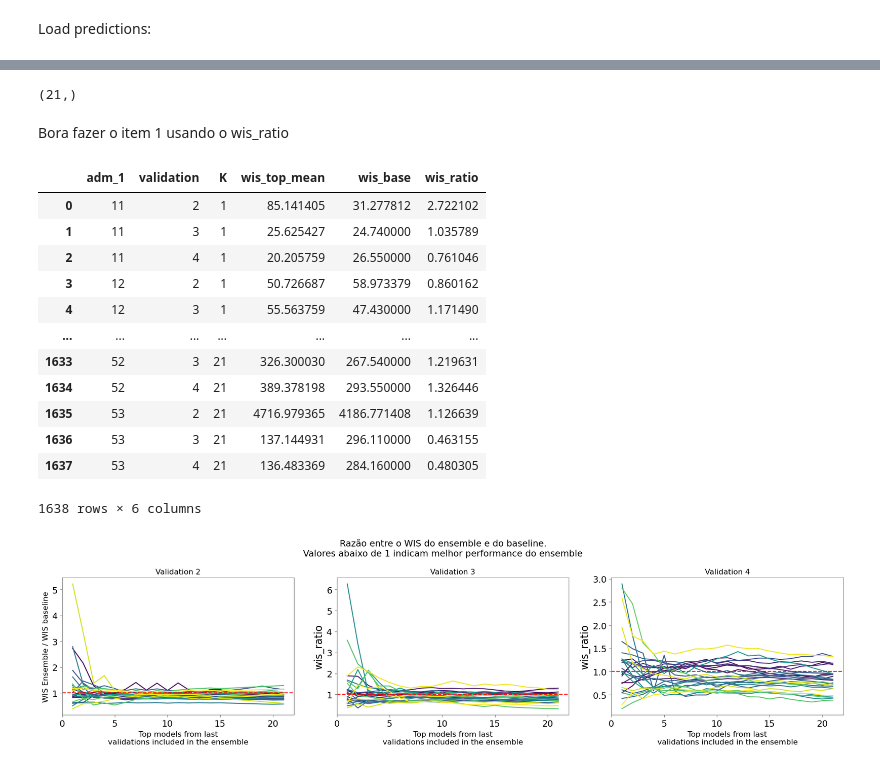
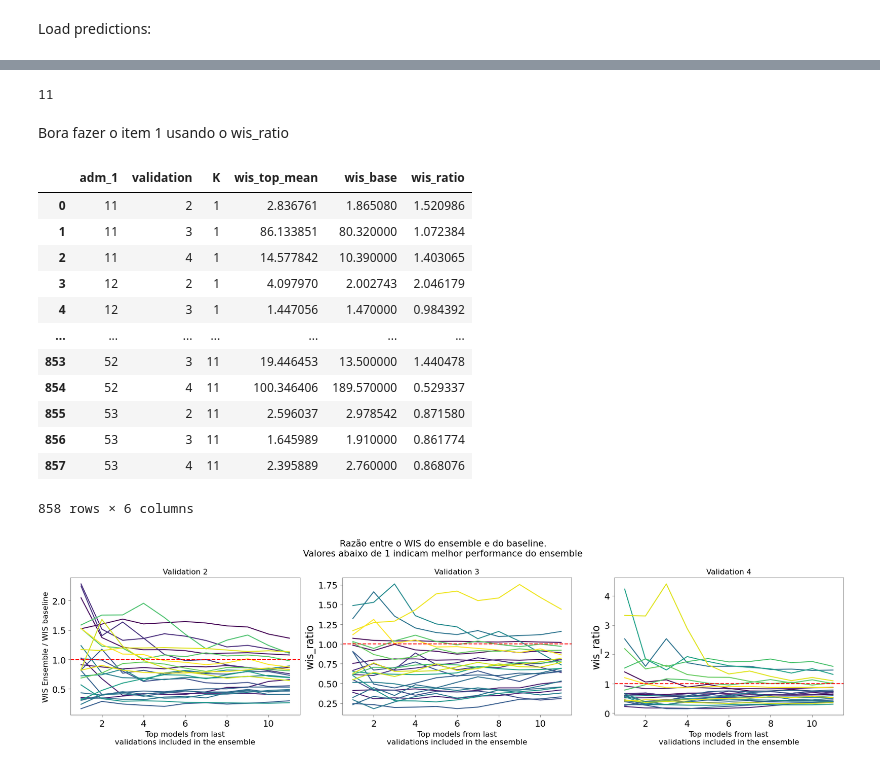
Before and after one commit to Mosqlimate-project/3rd_IMDC_results, a Jupyter notebook: ensemble/ensemble_analysis_k_models_wis_ratio.ipynb, the cells around one changed output, grey strips where cells are left out. Drawn from its saved outputs; the diff is of its cells as text; code cells hidden in the pictures.

```diff
--- a/ensemble/ensemble_analysis_k_models_wis_ratio.ipynb
+++ b/ensemble/ensemble_analysis_k_models_wis_ratio.ipynb
@@ -25,7 +25,7 @@ plt.rcParams['ytick.labelsize'] = 14  # Y-axis tick labels
 plt.rcParams['font.size'] = 16  # General font size
 FONT = 12
 # %%
-challenge = 'dengue_state'
+challenge = 'chik_state'
 # %% [markdown]
 Load data:
 # %%
@@ -111,7 +107,7 @@ df_preds.head()
 # %%
-df_preds.model.unique().shape
+df_preds.model.unique().shape[0]
 # %% [output]
-(21,)
+11
 # %% [markdown]
 Bora fazer o item 1 usando o wis_ratio
 # %%
@@ -131,7 +127,7 @@ combinacoes = (
     .sort_values(['adm_1', 'validation'])
 )
 
-for K in np.arange(1, 22):
+for K in np.arange(1, df_preds.model.unique().shape[0]+1):
 
     for adm_1, validation in combinacoes.itertuples(index=False):
 
@@ -204,45 +200,45 @@ for K in np.arange(1, 22):
         wis_base = (
             df_wis_base.loc[
                 (df_wis_base.adm_1 == adm_1) &
                 (df_wis_base.validation == validation),
                 'wis'
             ]
             .min()
         )
 
         # =====================================================
         # Salvar resultado
         # =====================================================
         resultados.append({
             'adm_1': adm_1,
             'validation': validation,
             'K': K,
             'wis_top_mean': wis_top_mean,
             #'wis_top_max': wis_top_max,
             #'ens_peak': ens_peak,
             #'ens_sum': ens_sum,
             'wis_base': wis_base
         })
 
 
 df_wis1 = pd.DataFrame(resultados)
 
 df_wis1['wis_ratio'] = df_wis1['wis_top_mean']/df_wis1['wis_base']
 df_wis1
 # %% [output]
 |  | adm_1 | validation | K | wis_top_mean | wis_base | wis_ratio |
-| 0 | 11 | 2 | 1 | 85.141405 | 31.277812 | 2.722102 |
-| 1 | 11 | 3 | 1 | 25.625427 | 24.740000 | 1.035789 |
-| 2 | 11 | 4 | 1 | 20.205759 | 26.550000 | 0.761046 |
-| 3 | 12 | 2 | 1 | 50.726687 | 58.973379 | 0.860162 |
-| 4 | 12 | 3 | 1 | 55.563759 | 47.430000 | 1.171490 |
+| 0 | 11 | 2 | 1 | 2.836761 | 1.865080 | 1.520986 |
+| 1 | 11 | 3 | 1 | 86.133851 | 80.320000 | 1.072384 |
+| 2 | 11 | 4 | 1 | 14.577842 | 10.390000 | 1.403065 |
+| 3 | 12 | 2 | 1 | 4.097970 | 2.002743 | 2.046179 |
+| 4 | 12 | 3 | 1 | 1.447056 | 1.470000 | 0.984392 |
 | ... | ... | ... | ... | ... | ... | ... |
-| 1633 | 52 | 3 | 21 | 326.300030 | 267.540000 | 1.219631 |
-| 1634 | 52 | 4 | 21 | 389.378198 | 293.550000 | 1.326446 |
-| 1635 | 53 | 2 | 21 | 4716.979365 | 4186.771408 | 1.126639 |
-| 1636 | 53 | 3 | 21 | 137.144931 | 296.110000 | 0.463155 |
-| 1637 | 53 | 4 | 21 | 136.483369 | 284.160000 | 0.480305 |
+| 853 | 52 | 3 | 11 | 19.446453 | 13.500000 | 1.440478 |
+| 854 | 52 | 4 | 11 | 100.346406 | 189.570000 | 0.529337 |
+| 855 | 53 | 2 | 11 | 2.596037 | 2.978542 | 0.871580 |
+| 856 | 53 | 3 | 11 | 1.645989 | 1.910000 | 0.861774 |
+| 857 | 53 | 4 | 11 | 2.395889 | 2.760000 | 0.868076 |
-1638 rows × 6 columns
+858 rows × 6 columns
 # %%
 _,ax = plt.subplots(1,3, figsize = (18,5))
 
@@ -264,7 +260,7 @@ plt.suptitle('Razão entre o WIS do ensemble e do baseline.\nValores abaixo de 1
 plt.tight_layout()
 plt.show()
 # %% [output]
-[figure, old version]
+[figure, new version]
 # %%
 fig = plt.figure(figsize=(11, 9))
 gs = fig.add_gridspec(2, 4)
```
Also changed, not shown: parts of 8 cells of this notebook, 33 other files.
